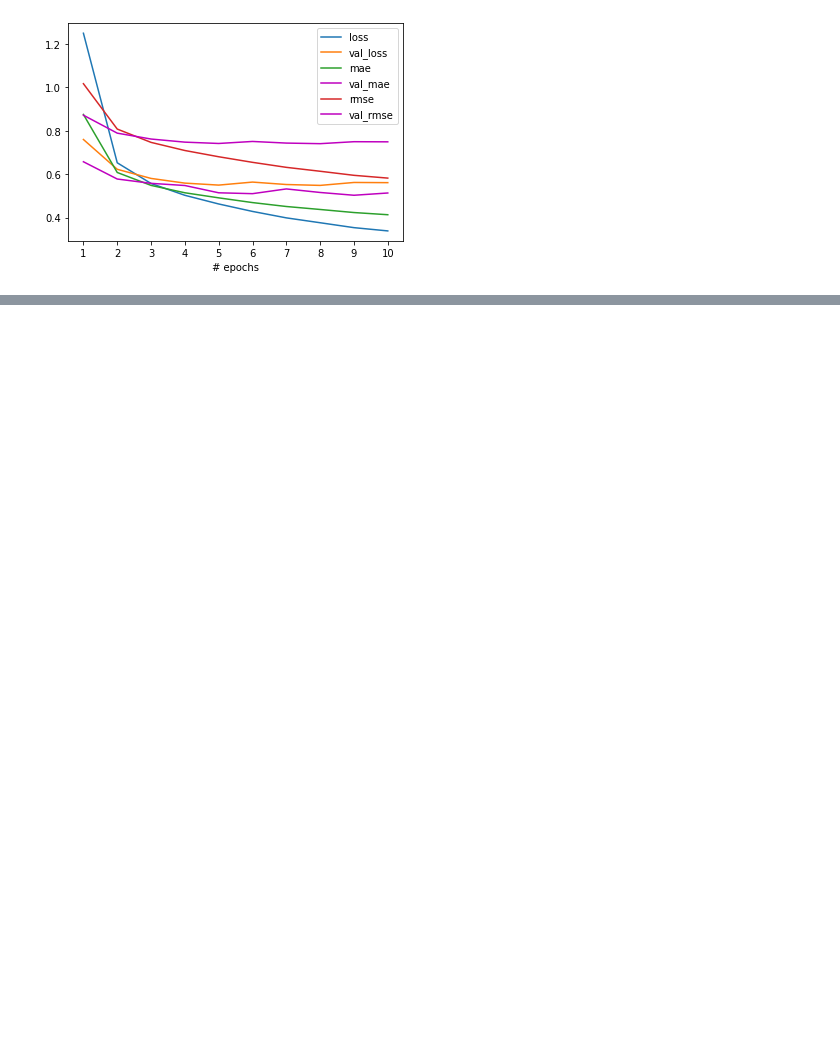
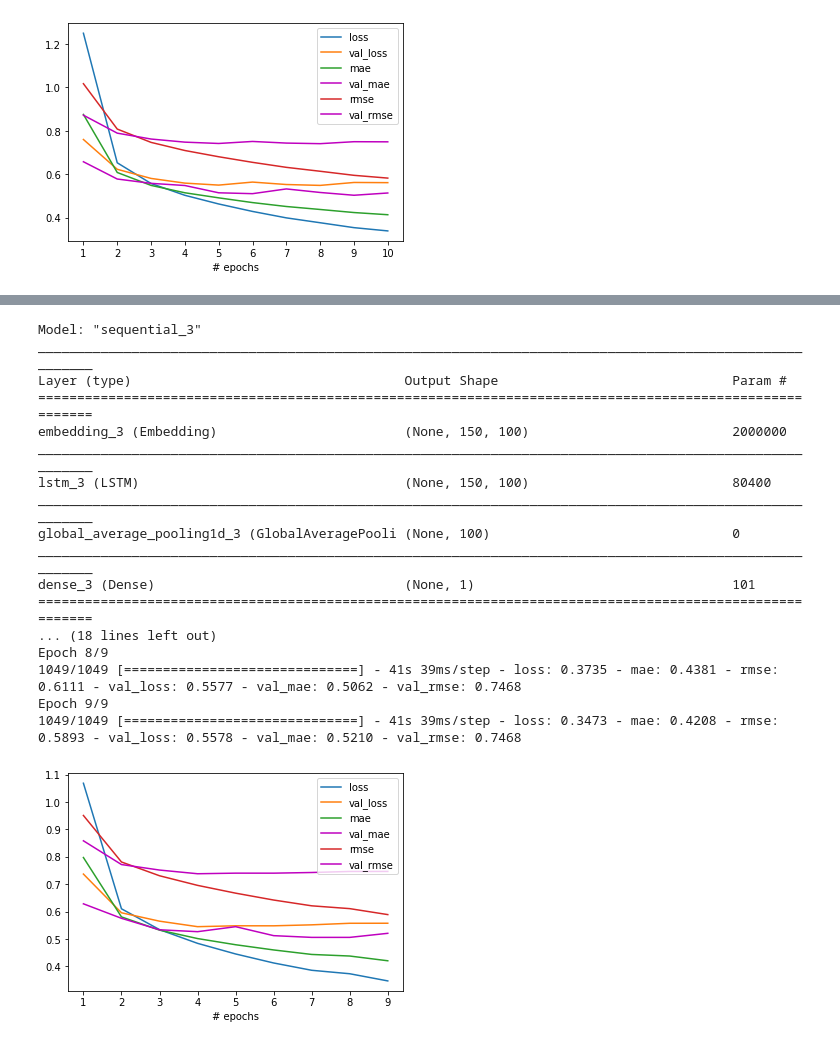
Before and after one commit to FishWith7sMemory/MAST30034-ADS-GroupProj, a Jupyter notebook: NLP.ipynb, the cells around one changed output, grey strips where cells are left out. Cells and saved outputs as stored; diff of their text form; code cells hidden in the pictures; blank space fills up the shorter version.

```diff
--- a/NLP.ipynb
+++ b/NLP.ipynb
@@ -358,0 +445,33 @@ m.save('models/lstm.h5')
+# %%
+def create_model():
+    D = 100
+    num_words = min(MAX_VOCAB_SIZE, V + 1)
+    model = Sequential()
+    model.add(Input(shape=(T,)))
+    model.add(Embedding(num_words, D))
+    model.add(LSTM(D, dropout=0.2, return_sequences=True))
+    model.add(GlobalAveragePooling1D())
+    model.add(Dense(1))
+    model.summary(105)
+    return model
+
+m1, r1 = fit_model(create_model(), epochs=9)
+# %% [output]
+Model: "sequential_3"
+_________________________________________________________________________________________________________
+Layer (type)                                   Output Shape                              Param #
+=========================================================================================================
+embedding_3 (Embedding)                        (None, 150, 100)                          2000000
+_________________________________________________________________________________________________________
+lstm_3 (LSTM)                                  (None, 150, 100)                          80400
+_________________________________________________________________________________________________________
+global_average_pooling1d_3 (GlobalAveragePooli (None, 100)                               0
+_________________________________________________________________________________________________________
+dense_3 (Dense)                                (None, 1)                                 101
+=========================================================================================================
+... (18 lines left out)
+Epoch 8/9
+1049/1049 [==============================] - 41s 39ms/step - loss: 0.3735 - mae: 0.4381 - rmse: 0.6111 - val_loss: 0.5577 - val_mae: 0.5062 - val_rmse: 0.7468
+Epoch 9/9
+1049/1049 [==============================] - 41s 39ms/step - loss: 0.3473 - mae: 0.4208 - rmse: 0.5893 - val_loss: 0.5578 - val_mae: 0.5210 - val_rmse: 0.7468
+[figure, added]
```
Also changed, not shown: parts of 4 cells of this notebook.
